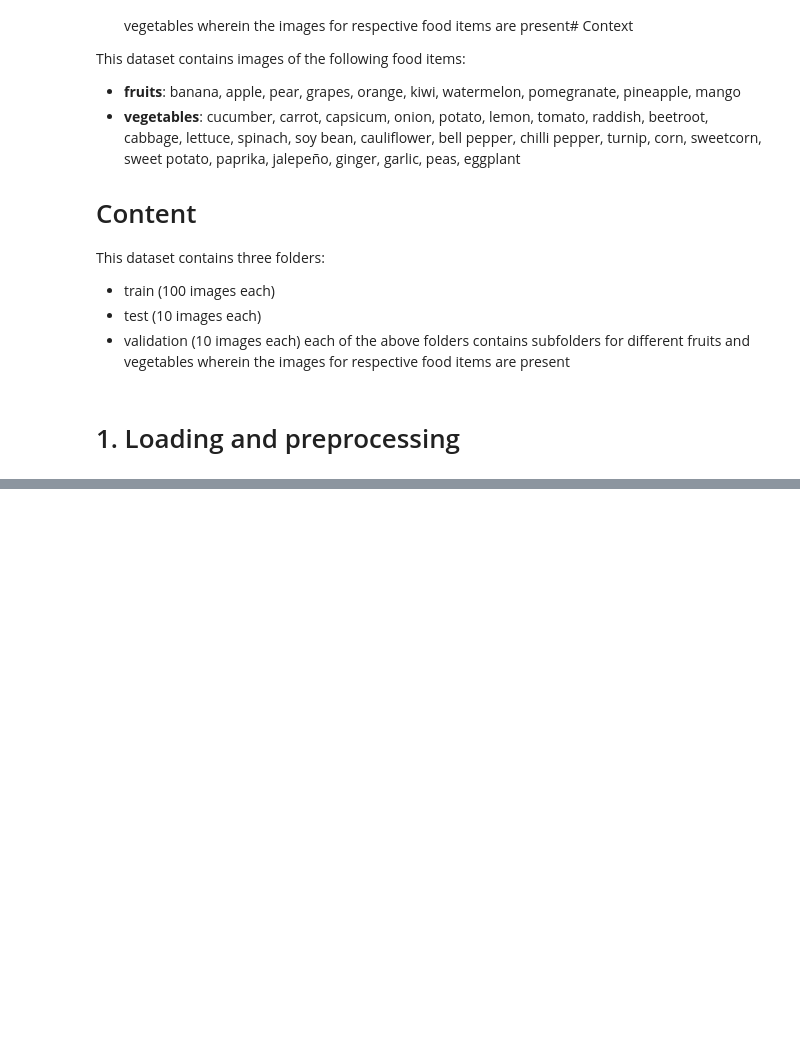
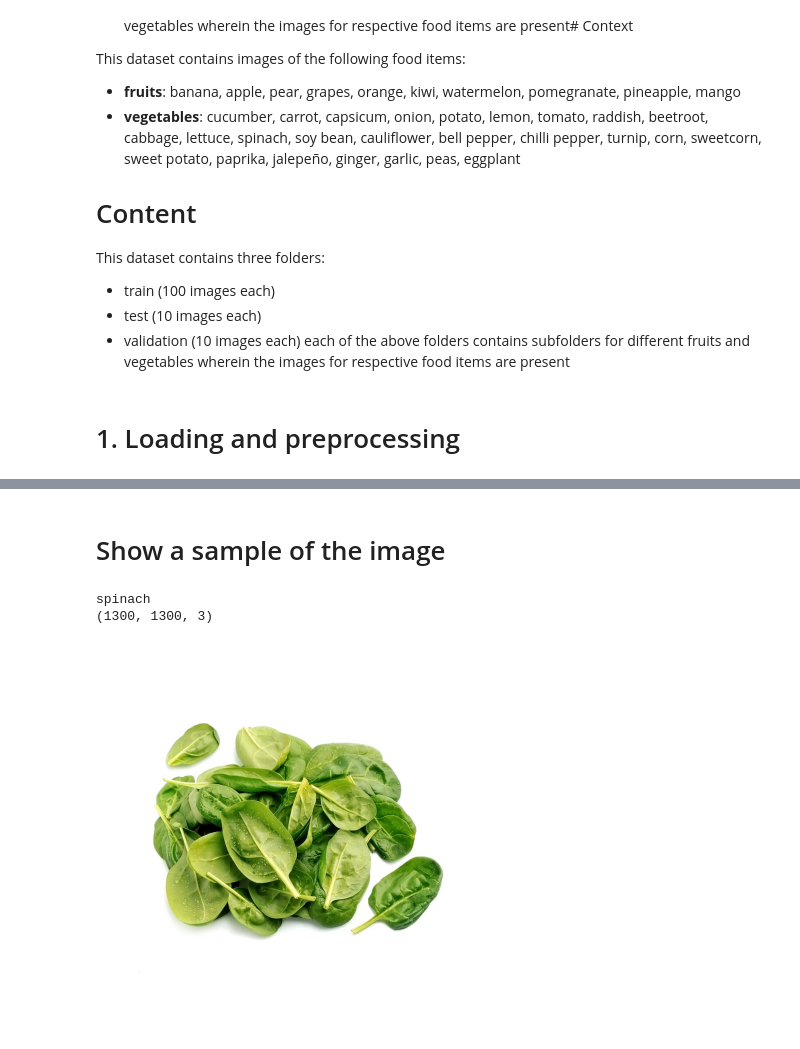
Before and after one commit to vrvenkatesh/w281-summer-2023-project-computer-vision, a Jupyter notebook: feature_detection-HOG.ipynb, the cells around one changed output, grey strips where cells are left out. Saved outputs shown, nothing was run; the diff lists cells and outputs as text; code cells hidden in the pictures; blank space fills up the shorter version.

```diff
--- a/feature_detection-HOG.ipynb
+++ b/feature_detection-HOG.ipynb
@@ -143,3 +132,12 @@ val_df = proc_img(val_filepaths)
+# %%
+# Fruits - banana, apple, pear, grapes, orange, kiwi, watermelon, pomegranate, pineapple, mango.
+# Vegetables - Bell Pepper, Cauliflower, Chilli Pepper, Peas, Corn, Spinach, Turnip, Garlic, Ginger, Cabbage
+Fruits = ['banana', 'apple', 'pear', 'grapes', 'orange', 'kiwi', 'watermelon', 'pomegranate', 'pineapple', 'mango']
+Vegetables = ['bell pepper', 'cauliflower', 'chilli pepper', 'peas', 'corn', 'spinach', 'turnip', 'garlic', 'ginger', 'cabbage']
+
+train_df = train_df[train_df['Label'].isin(Fruits + Vegetables)]
+test_df = test_df[test_df['Label'].isin(Fruits + Vegetables)]
+val_df = val_df[val_df['Label'].isin(Fruits + Vegetables)]
 # %%
 print('-- Training set --\n')
 print(f'Number of pictures: {train_df.shape[0]}\n')
@@ -150,0 +166,18 @@ train_df.head(5)
+# %% [markdown]
+# Show a sample of the image
+# %%
+for index, row in train_df.iterrows():
+  filepath = row['Filepath']
+  label = row['Label']
+
+  # reading the image
+  img = imread(filepath)
+  plt.axis("off")
+  plt.imshow(img)
+  print(label)
+  print(img.shape)
+  break
+# %% [output]
+spinach
+(1300, 1300, 3)
+[figure, added]
```
Also changed, not shown: parts of 8 cells of this notebook.
